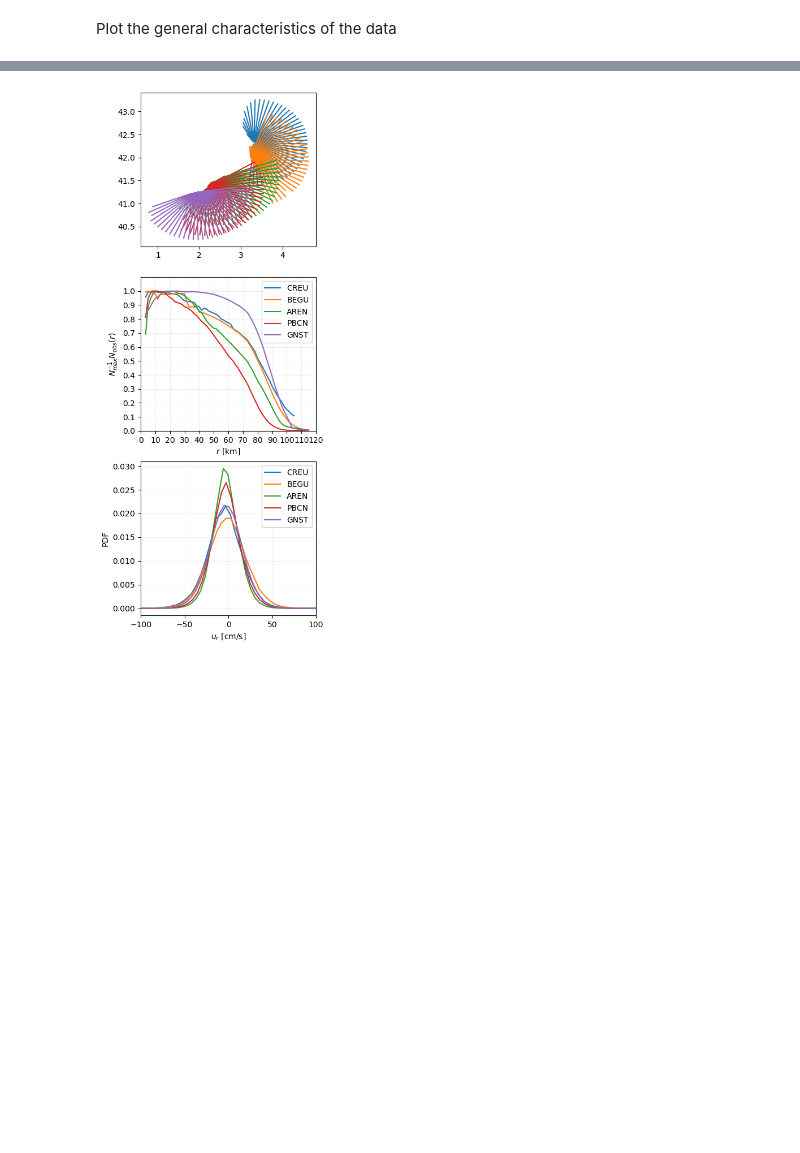
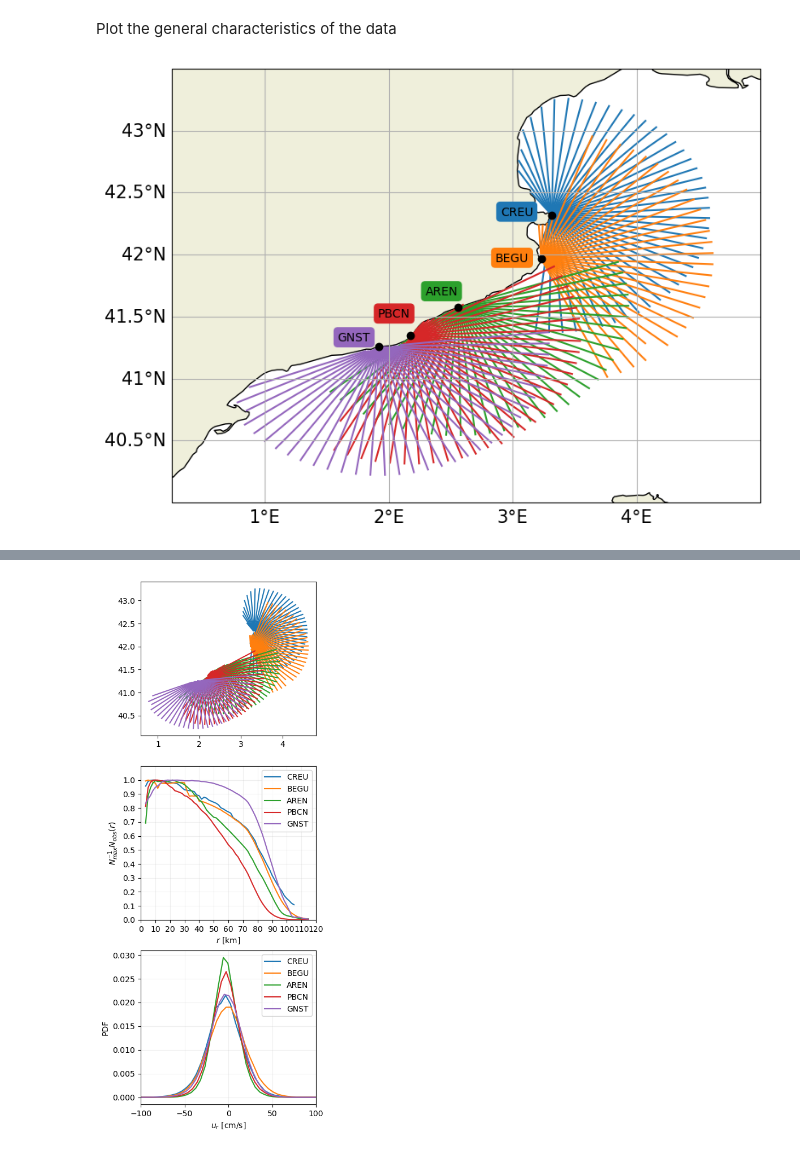
Before and after one commit to jisernfontanet/hfradar, a Jupyter notebook: tutorials/estimate_noise_l2_data.ipynb, the cells around one changed output, grey strips where cells are left out. Saved outputs shown, nothing was run; the diff lists cells and outputs as text; code cells hidden in the pictures; blank space fills up the shorter version.

```diff
--- a/tutorials/estimate_noise_l2_data.ipynb
+++ b/tutorials/estimate_noise_l2_data.ipynb
@@ -331,3 +331,81 @@ if not os.path.exists(figspath):
     os.mkdir(figspath)
 # %% [markdown]
 Plot the general characteristics of the data
+# %%
+# Plot limits
+
+lonmin = 5
+lonmax = 0.25
+latmin = 40
+latmax = 43.5
+
+# Build the plot
+
+fig, ax = plt.subplots(figsize=(2 * width, 2 * height),
+                       subplot_kw=dict(projection=ccrs.PlateCarree()))
+ax.set_extent([lonmin, lonmax, latmin, latmax], crs=ccrs.PlateCarree())
+
+# Add the data
+
+for site in hfrsites:
+
+    # Get the data
+
+    nr = hfrdata[site].sizes['range']
+    nb = hfrdata[site].sizes['bearing']
+
+    #ur = hfrdata[site].VELO.data
+    #flag = hfrdata[site].PRIM.data
+    #range = hfrdata[site].range.data
+    lon = hfrdata[site].lon.data
+    lat = hfrdata[site].lat.data
+    nobs = hfrdata[site].nobs.sum(dim='time').astype(int)
+
+    # Fill the map
+
+    for i in np.arange(nb):
+        index = nobs[:, i] > 1
+        ax.plot(lon[index, i], lat[index, i],
+                color=hfrcolors[site], label=site, transform=ccrs.PlateCarree())
+
+# Site location
+
+for site in hfrsites:
+
+    if site == 'CREU' :
+        dlat = 0
+        dlon = -0.15
+    elif site == 'BEGU':
+        dlat = -0.02
+        dlon = -0.1
+    elif site == 'AREN':
+        dlat = 0.1
+        dlon = 0
+    elif site == 'PBCN':
+        dlat = 0.15
+        dlon = 0
+    elif site == 'GNST':
+        dlat = 0.05
+        dlon = -0.07
+    else:
+        dlat = 0
+        dlon = 0
+
+    lon0 = hfrdata[site].attrs['lon0']
+    lat0 = hfrdata[site].attrs['lat0']
+
+    ax.plot(lon0, lat0, 'ko', transform=ccrs.PlateCarree())
+    ax.text(lon0 + dlon, lat0 + dlat, site, transform=ccrs.PlateCarree(), ha='right',
+            bbox={'boxstyle':'Round', 'color':hfrcolors[site]})
+
+ax.add_feature(land, edgecolor='black')
+gl = ax.gridlines(draw_labels=True)
+gl.xlabel_style = {'size': 15}
+gl.ylabel_style = {'size': 15}
+gl.top_labels = False
+gl.right_labels = False
+
+fig.tight_layout()
+fig.savefig(figspath + os.sep + 'figure1.pdf')
+# %% [output]
+[figure, added]
```
Also changed, not shown: parts of 5 cells of this notebook.
